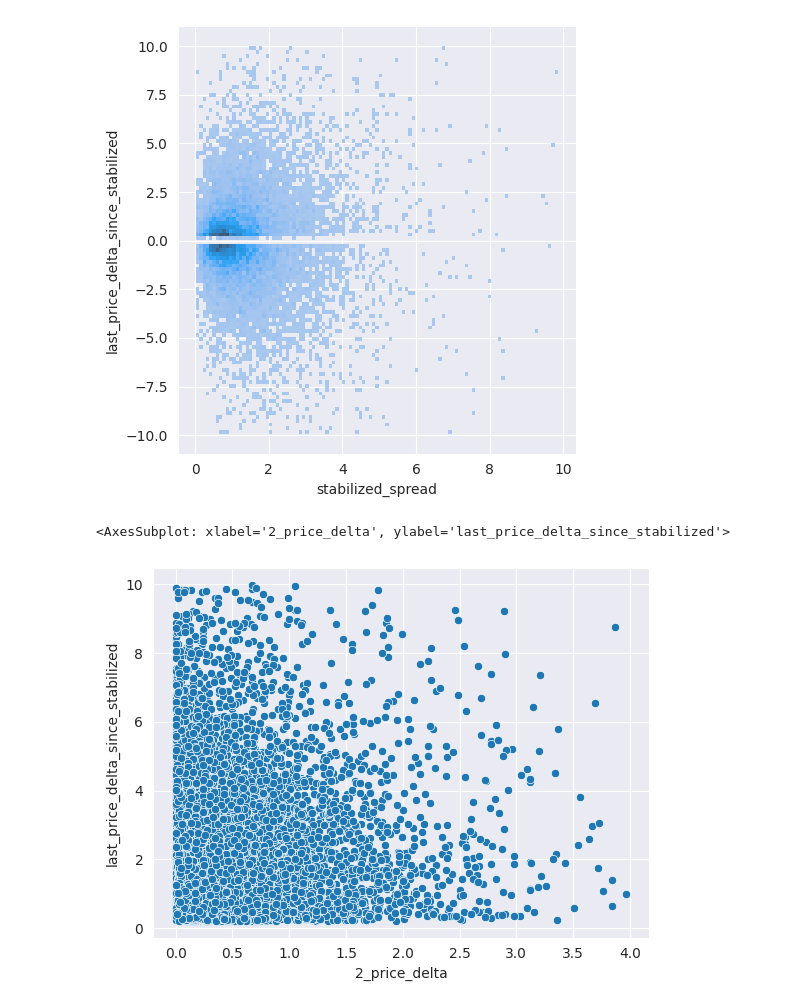
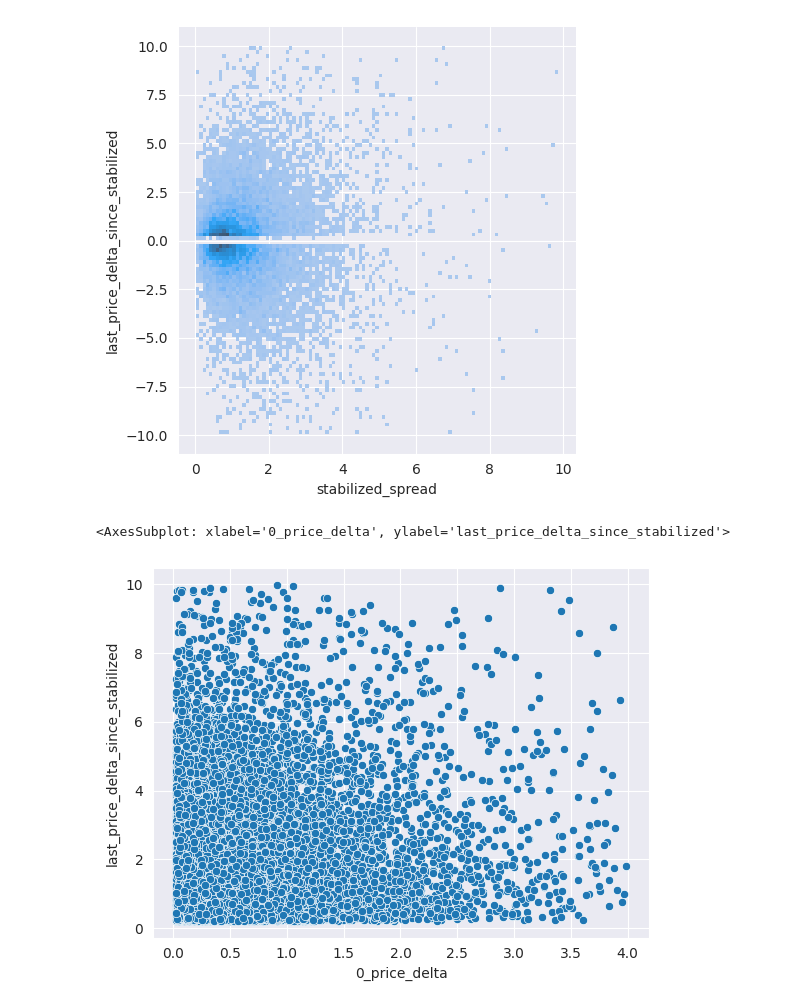
Before and after one commit to kjozsa/spreadsurfer, a Jupyter notebook: analyze.ipynb, the cells around one changed output. Cells and saved outputs as stored; diff of their text form; code cells hidden in the pictures.

```diff
--- a/analyze.ipynb
+++ b/analyze.ipynb
@@ -79,10 +81,10 @@ sns.displot(y=df.last_price_delta_since_stabilized, x=df.stabilized_spread)
 [figure]
 # %%
 sns.scatterplot(x=df['0_price_delta'], y=abs(df.last_price_delta_since_stabilized))
-sns.scatterplot(x=df['1_price_delta'], y=abs(df.last_price_delta_since_stabilized))
-sns.scatterplot(x=df['2_price_delta'], y=abs(df.last_price_delta_since_stabilized))
-sns.scatterplot(x=df['3_price_delta'], y=abs(df.last_price_delta_since_stabilized))
-sns.scatterplot(x=df['4_price_delta'], y=abs(df.last_price_delta_since_stabilized))
+# sns.scatterplot(x=df['1_price_delta'], y=abs(df.last_price_delta_since_stabilized))
+# sns.scatterplot(x=df['2_price_delta'], y=abs(df.last_price_delta_since_stabilized))
+# sns.scatterplot(x=df['3_price_delta'], y=abs(df.last_price_delta_since_stabilized))
+# sns.scatterplot(x=df['4_price_delta'], y=abs(df.last_price_delta_since_stabilized))
 # %% [output]
-<AxesSubplot: xlabel='2_price_delta', ylabel='last_price_delta_since_stabilized'>
+<AxesSubplot: xlabel='0_price_delta', ylabel='last_price_delta_since_stabilized'>
-[figure, old version]
+[figure, new version]
```
Also changed, not shown: parts of 2 cells of this notebook, 4 other files.
